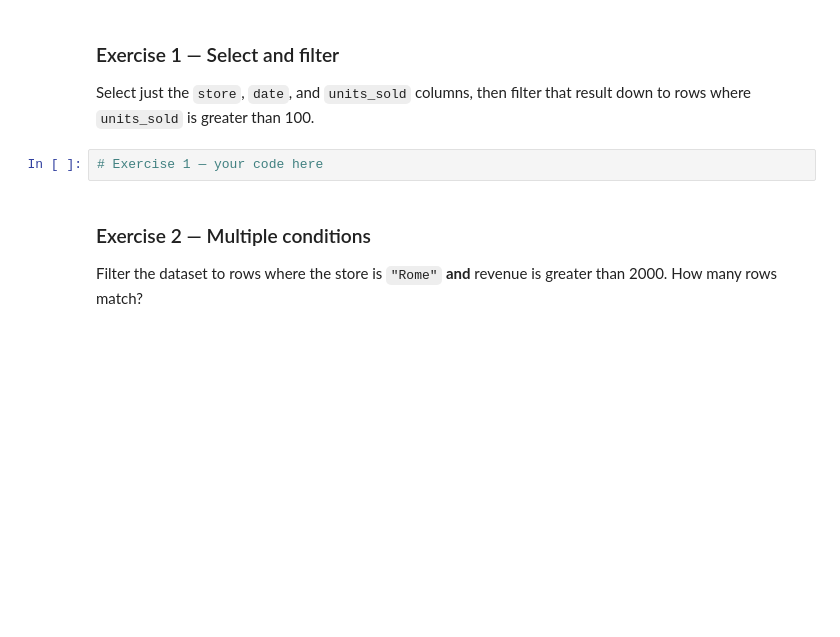
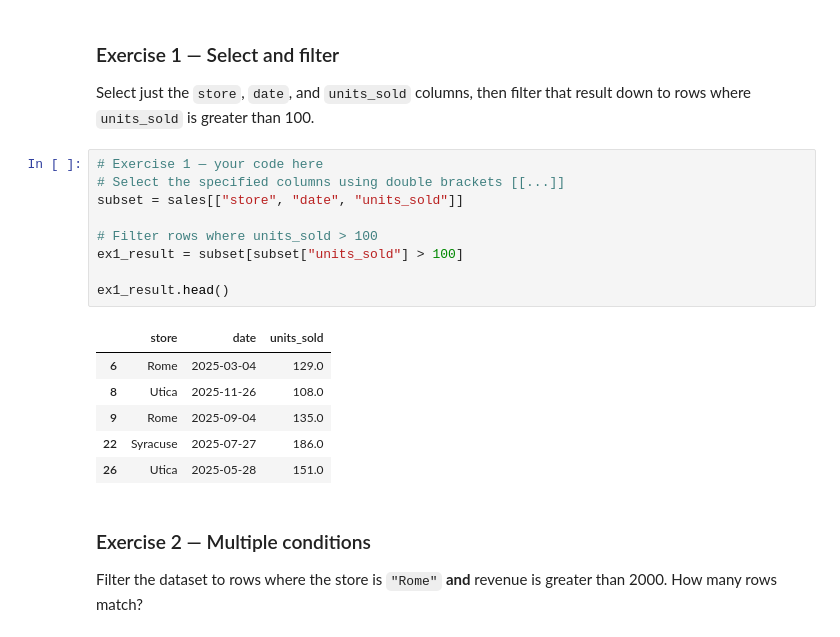
Before and after one commit to NicolasVA90/DSA_504_excercise, a Jupyter notebook: DSA504_Class5_Select_Filter_Sort_Group_upload.ipynb, the cells around one changed output. Drawn from its saved outputs; the diff is of its cells as text; blank space fills up the shorter version.

```diff
--- a/DSA504_Class5_Select_Filter_Sort_Group_upload.ipynb
+++ b/DSA504_Class5_Select_Filter_Sort_Group_upload.ipynb
@@ -166,6 +316,20 @@ Work through these using `sales`, already loaded above.
 Select just the `store`, `date`, and `units_sold` columns, then filter that result down to rows where `units_sold` is greater than 100.
 # %%
 # Exercise 1 — your code here
+# Select the specified columns using double brackets [[...]]
+subset = sales[["store", "date", "units_sold"]]
+
+# Filter rows where units_sold > 100
+ex1_result = subset[subset["units_sold"] > 100]
+
+ex1_result.head()
+# %% [output]
+|  | store | date | units_sold |
+| 6 | Rome | 2025-03-04 | 129.0 |
+| 8 | Utica | 2025-11-26 | 108.0 |
+| 9 | Rome | 2025-09-04 | 135.0 |
+| 22 | Syracuse | 2025-07-27 | 186.0 |
+| 26 | Utica | 2025-05-28 | 151.0 |
 # %% [markdown]
 ### Exercise 2 — Multiple conditions
 Filter the dataset to rows where the store is `"Rome"` **and** revenue is greater than 2000. How many rows match?
```
Also changed, not shown: parts of 23 cells of this notebook.
